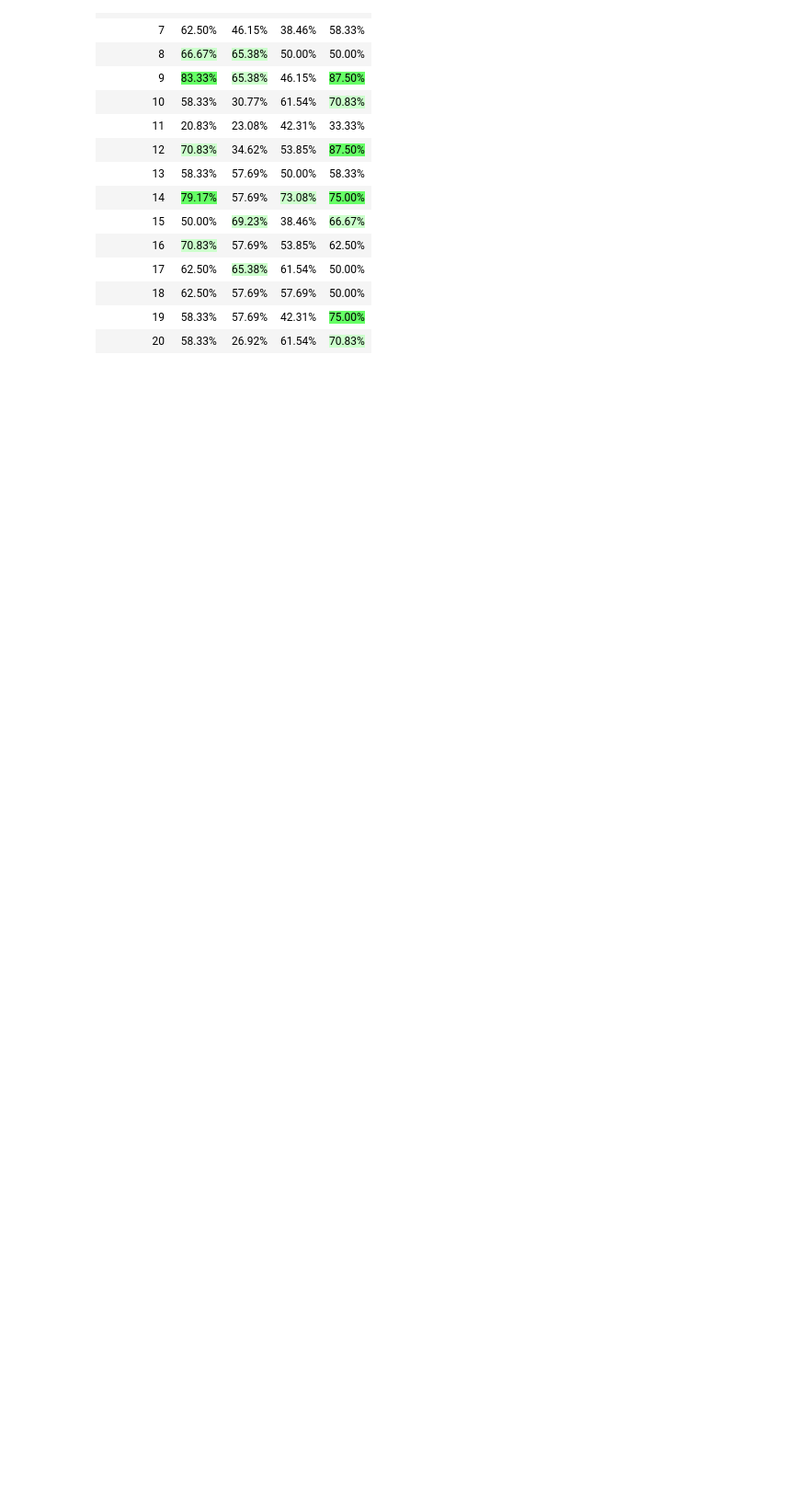
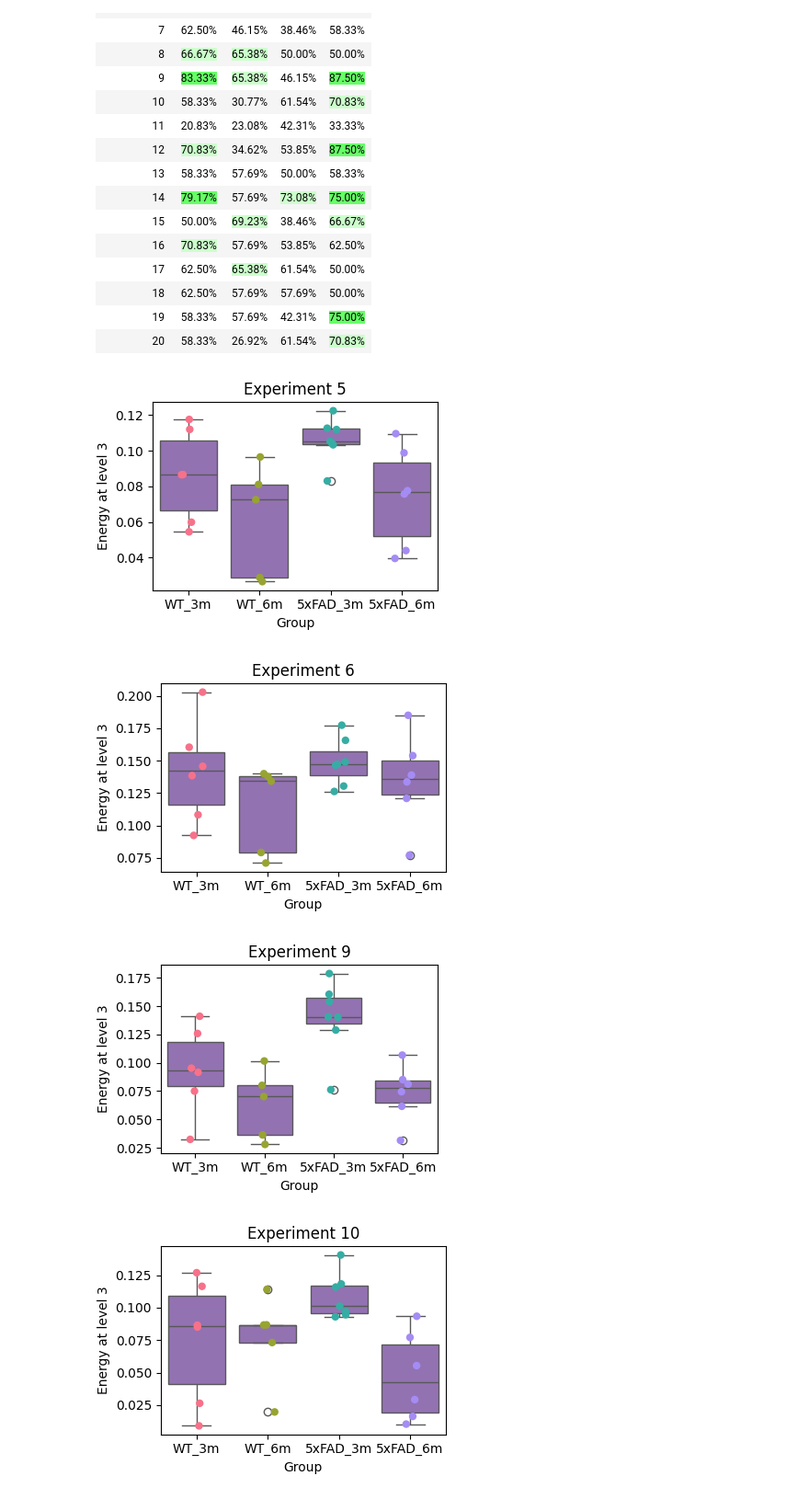
Before and after one commit to gustavo-cornejo/fbm_based_uERG_analysis, a Jupyter notebook: 1D_ind_sin_analyses/analyses.ipynb, the cells around one changed output. Shown at 92% size. Saved outputs shown, nothing was run; the diff lists cells and outputs as text; code cells hidden in the pictures; blank space fills up the shorter version.

```diff
--- a/1D_ind_sin_analyses/analyses.ipynb
+++ b/1D_ind_sin_analyses/analyses.ipynb
@@ -525,0 +547,15 @@ LOOCV Accuracy 20: 70.83%
+# %%
+for stimuli in [5,6,9,10,12,13,14,16]:
+    plt.figure(figsize=(4,3))
+    sns.stripplot(data=coactiv_stats[coactiv_stats['type']!='no class'], x='type', y=stimuli, jitter=True, size=6, palette='husl',hue='type')
+    sns.boxplot(data=coactiv_stats[coactiv_stats['type']!='no class'], x='type', y=stimuli)
+    plt.xlabel("Group")
+    plt.ylabel("Energy at level 3")
+    plt.title(f'Experiment {stimuli}')
+    plt.tight_layout()
+    plt.show()
+# %% [output]
+[figure, added]
+[figure, added]
+[figure, added]
+[figure, added]
```
Also changed, not shown: parts of 11 cells of this notebook, 3 other files.
